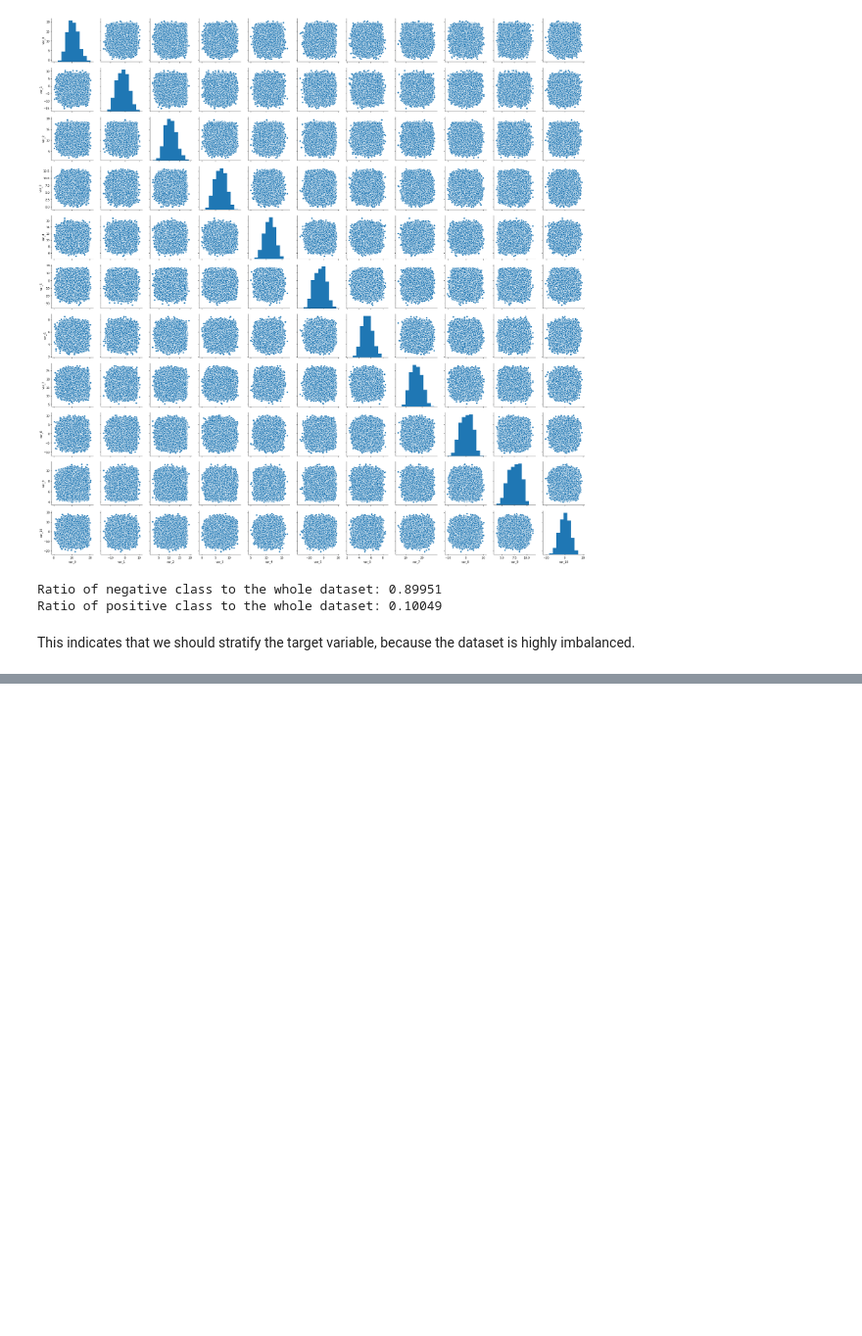
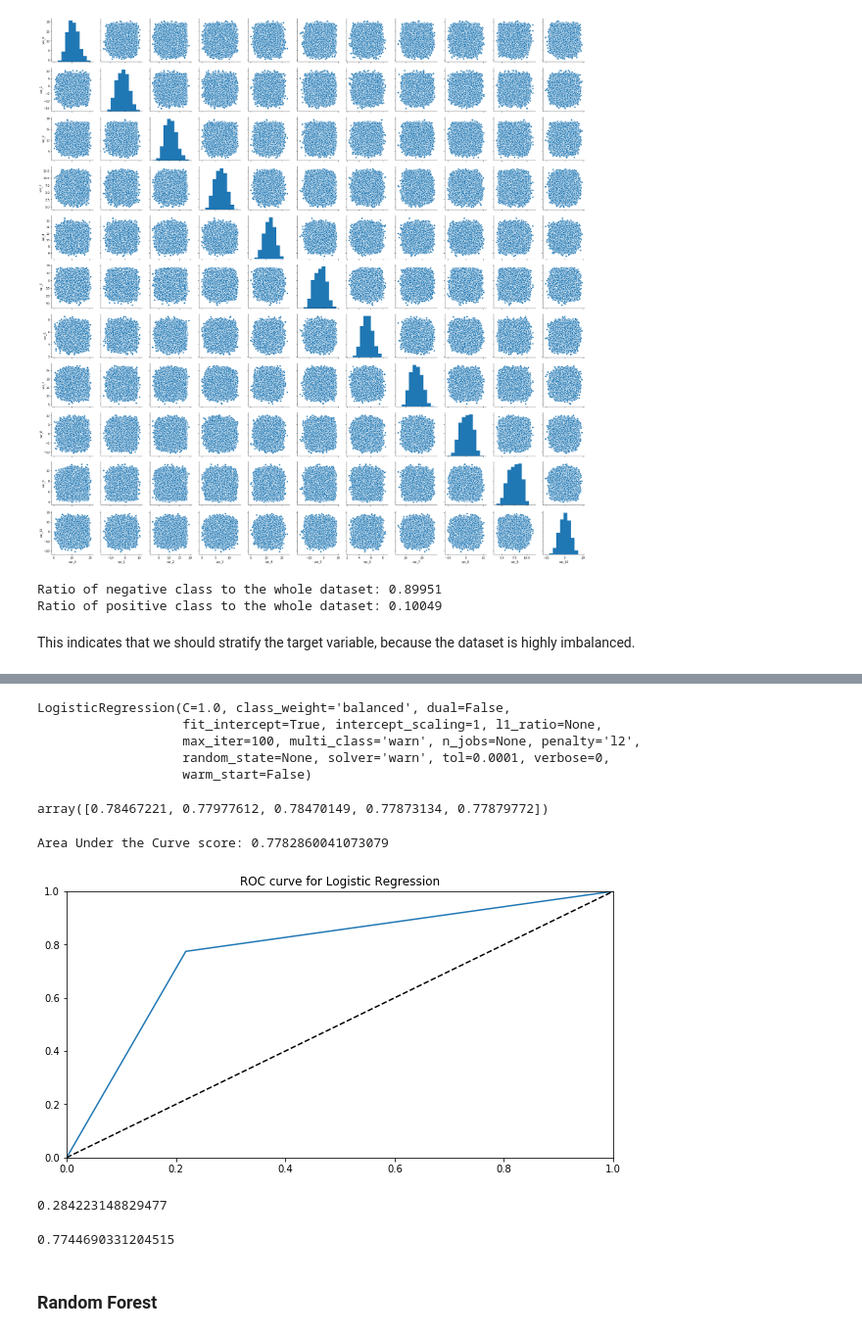
Before and after one commit to JanuszPXYZ/Santander-Customer-Prediction, a Jupyter notebook: EDA + Modeling.ipynb, the cells around one changed output, grey strips where cells are left out. Shown at 98% size. Saved outputs shown, nothing was run; the diff lists cells and outputs as text; code cells hidden in the pictures; blank space fills up the shorter version.

Commit message:
Jupyter Notebook: More models + RForest error

```diff
--- a/EDA + Modeling.ipynb
+++ b/EDA + Modeling.ipynb
@@ -146 +173,38 @@ X_train, X_test, y_train, y_test = train_test_split(X, y, test_size = 0.33, stra
+# %%
+logreg = LogisticRegression(class_weight = 'balanced',
+                            solver = 'lbfgs') # default parameters (apart from class_weight param)
+# %%
+logreg.fit(X_train_scaled, y_train)
+# %% [output]
+LogisticRegression(C=1.0, class_weight='balanced', dual=False,
+                   fit_intercept=True, intercept_scaling=1, l1_ratio=None,
+                   max_iter=100, multi_class='warn', n_jobs=None, penalty='l2',
+                   random_state=None, solver='warn', tol=0.0001, verbose=0,
+                   warm_start=False)
+# %%
+cross_val_score(logreg, X_train_scaled, y_train, cv = 5)
+# %% [output]
+array([0.78467221, 0.77977612, 0.78470149, 0.77873134, 0.77879772])
+# %%
+y_logreg_preds = cross_val_predict(logreg, X_train_scaled, y_train, cv = 5)
+# %%
+fpr, tpr, thresholds = roc_curve(y_train, y_logreg_preds)
+# %%
+plot_ROC(fpr, tpr, thresholds,
+         model = 'Logistic Regression',
+         actuals=y_train,
+         scores=y_logreg_preds)
+# %% [output]
+Area Under the Curve score: 0.7782860041073079
+[figure, added]
+# %%
+precision_score(y_train, y_logreg_preds)
+# %% [output]
+0.284223148829477
+# %%
+recall_score(y_train, y_logreg_preds)
+# %% [output]
+0.7744690331204515
+# %% [markdown]
+### Random Forest
 # %%
```
Also changed, not shown: parts of 42 cells of this notebook.
